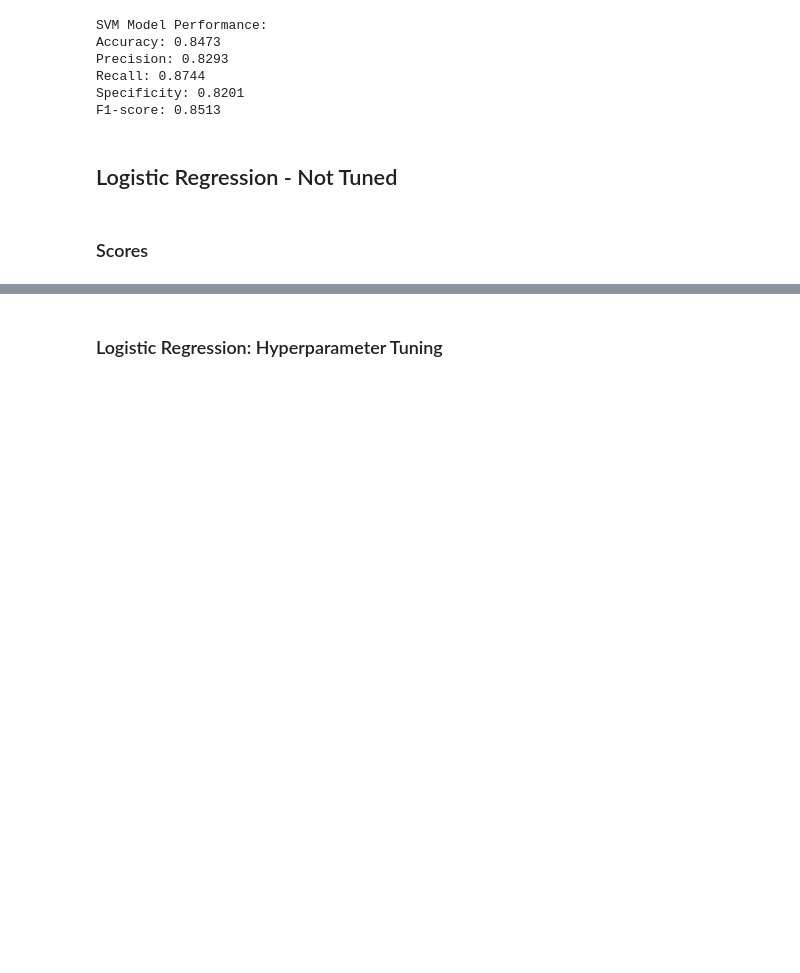
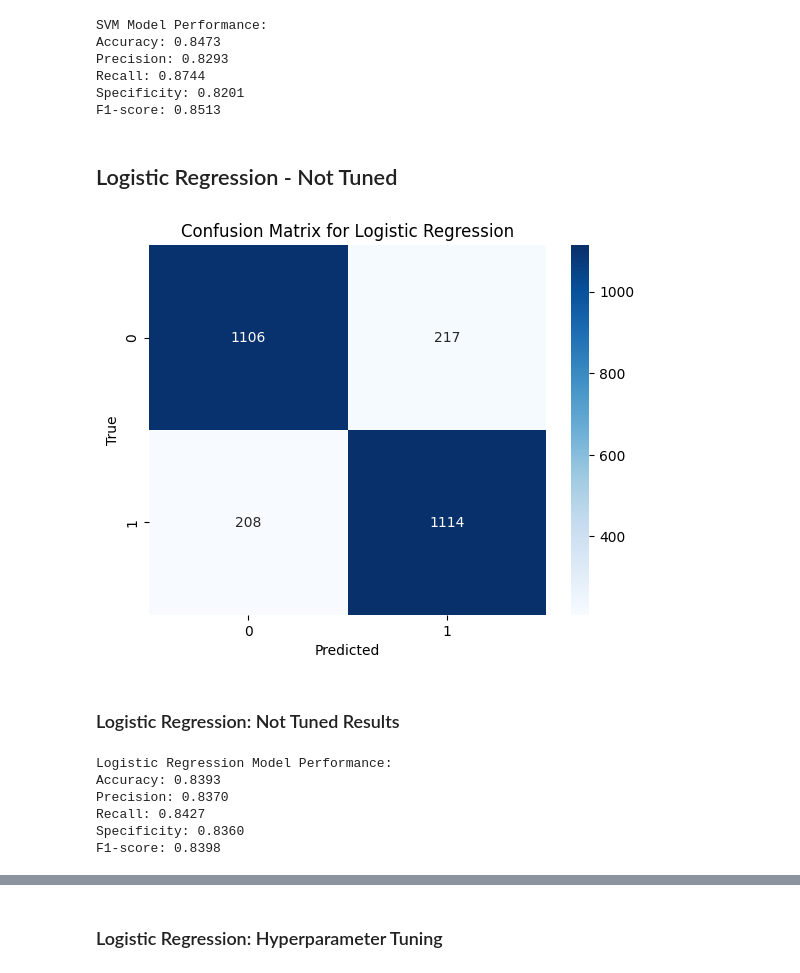
Before and after one commit to cw10877787/SJU_ML_TEAM4, a Jupyter notebook: final_project.ipynb, the cells around one changed output, grey strips where cells are left out. Saved outputs shown, nothing was run; the diff lists cells and outputs as text; code cells hidden in the pictures; blank space fills up the shorter version.

Commit message:
Finished models and hyperparameter tuning for logistic regression and svm

```diff
--- a/final_project.ipynb
+++ b/final_project.ipynb
@@ -412,30 +412,39 @@ F1-score: 0.8513
 # Build a Logistic Regression model
 lrBase = LogisticRegression(max_iter=1000)
 lrBase.fit(X_train, y_train)
-y_pred = lrBase.predict(X_test)
+y_pred_log = lrBase.predict(X_test)
 # %%
 # Confusion Matrix for base logistic regression model
-cm = confusion_matrix(y_test, y_pred)
+cm = confusion_matrix(y_test, y_pred_log)
 sns.heatmap(cm, annot=True, fmt='d', cmap='Blues')
 plt.xlabel('Predicted')
 plt.ylabel('True')
 plt.title(f'Confusion Matrix for Logistic Regression')
 plt.show()
+# %% [output]
+[figure, added]
 # %% [markdown]
-### Scores
+### Logistic Regression: Not Tuned Results
 # %%
 # Let's evaluate the model's performance by calculating accuracy, precision, recall, and F1-score
-accuracy = accuracy_score(y_test, y_pred)
-precision = precision_score(y_test, y_pred)
-recall = recall_score(y_test, y_pred)
+accuracy = accuracy_score(y_test, y_pred_log)
+precision = precision_score(y_test, y_pred_log)
+recall = recall_score(y_test, y_pred_log)
 specificity = cm[0,0] / (cm[0,0] + cm[0,1])
-f1 = f1_score(y_test, y_pred)
+f1 = f1_score(y_test, y_pred_log)
 print(f'Logistic Regression Model Performance:')
 print(f'Accuracy: {accuracy:.4f}')
 print(f'Precision: {precision:.4f}')
 print(f'Recall: {recall:.4f}')
 print(f'Specificity: {specificity:.4f}')
 print(f'F1-score: {f1:.4f}')
+# %% [output]
+Logistic Regression Model Performance:
+Accuracy: 0.8393
+Precision: 0.8370
+Recall: 0.8427
+Specificity: 0.8360
+F1-score: 0.8398
 # %%
 from sklearn.model_selection import cross_val_score
 scores = cross_val_score(lrBase, X_train, y_train, cv=3, scoring='accuracy')
```
Also changed, not shown: parts of 9 cells of this notebook.
